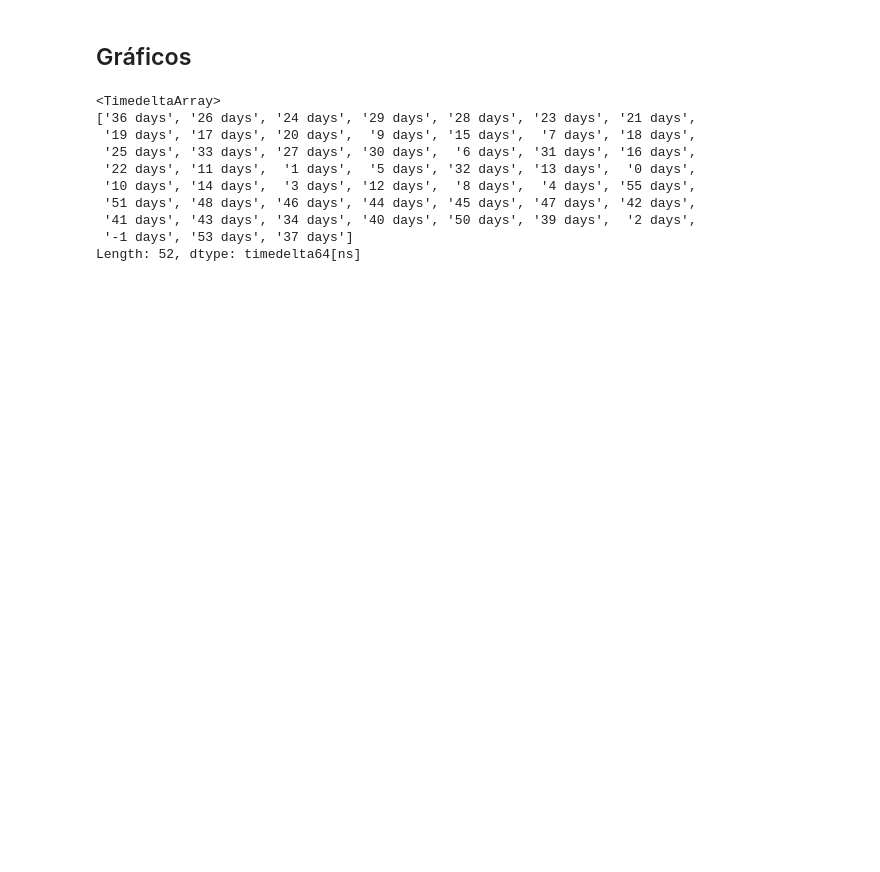
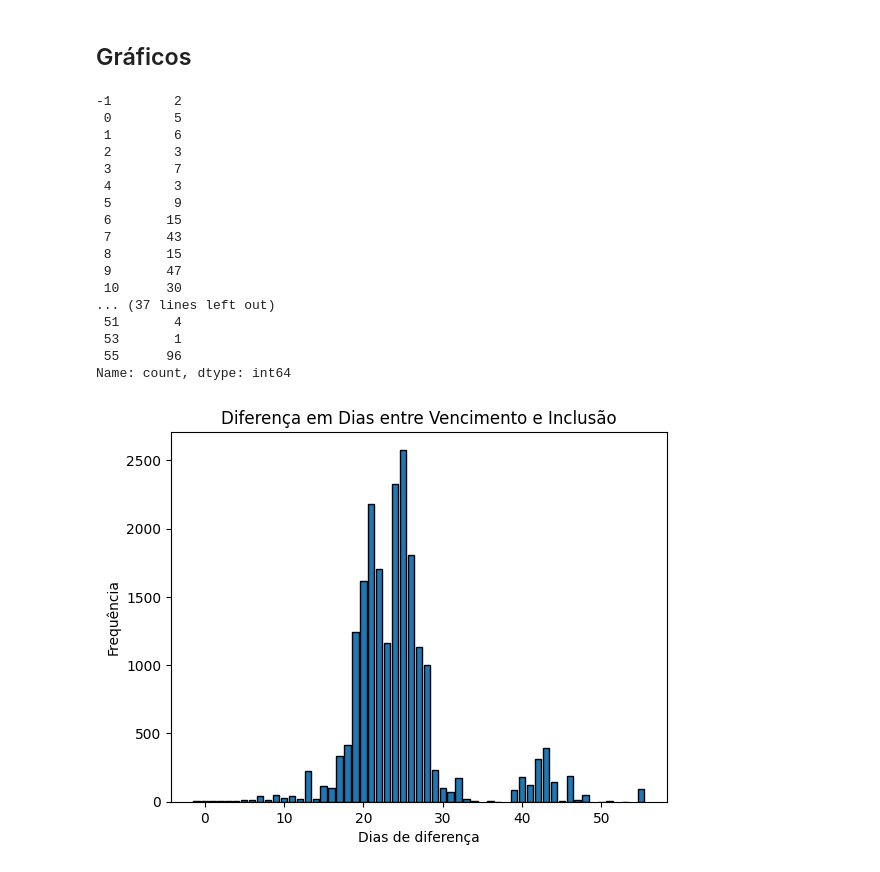
Before and after one commit to jjalmeidadev/payback-projeto, a Jupyter notebook: notebooks/Exploração_de_Dados,_Pré_processamento_e_Levantamento_de_Hipóteses_The_Seven.ipynb, the cells around one changed output. Saved outputs shown, nothing was run; the diff lists cells and outputs as text; code cells hidden in the pictures; blank space fills up the shorter version.

Commit message:
Feat: Cria os gráficos sobre: intervalo de tempo x vencimento  do boleto; e quantidade de acessos x número de boletos pagos

```diff
--- a/notebooks/Exploração_de_Dados,_Pré_processamento_e_Levantamento_de_Hipóteses_The_Seven.ipynb
+++ b/notebooks/Exploração_de_Dados,_Pré_processamento_e_Levantamento_de_Hipóteses_The_Seven.ipynb
@@ -340,17 +263,38 @@ df_gf['data_inclusao'] = pd.to_datetime(df_gf['data_inclusao'], errors='coerce',
 
 dataVen = df_gf['data_vencto']
 dataInc = df_gf['data_inclusao']
-Datas = dataVen - dataInc
-TipoData = Datas.unique()
+Datas = (dataVen - dataInc).dt.days
+TipoData = Datas.value_counts()
+TipoData = TipoData.sort_index()
+
 print(TipoData)
 # %% [output]
-<TimedeltaArray>
-['36 days', '26 days', '24 days', '29 days', '28 days', '23 days', '21 days',
- '19 days', '17 days', '20 days',  '9 days', '15 days',  '7 days', '18 days',
- '25 days', '33 days', '27 days', '30 days',  '6 days', '31 days', '16 days',
- '22 days', '11 days',  '1 days',  '5 days', '32 days', '13 days',  '0 days',
- '10 days', '14 days',  '3 days', '12 days',  '8 days',  '4 days', '55 days',
- '51 days', '48 days', '46 days', '44 days', '45 days', '47 days', '42 days',
- '41 days', '43 days', '34 days', '40 days', '50 days', '39 days',  '2 days',
- '-1 days', '53 days', '37 days']
-Length: 52, dtype: timedelta64[ns]
+-1        2
+ 0        5
+ 1        6
+ 2        3
+ 3        7
+ 4        3
+ 5        9
+ 6       15
+ 7       43
+ 8       15
+ 9       47
+ 10      30
+... (37 lines left out)
+ 51       4
+ 53       1
+ 55      96
+Name: count, dtype: int64
+# %%
+
+
+# Gráfico de barras
+plt.bar(TipoData.index, TipoData.values, edgecolor="black")
+
+plt.title("Diferença em Dias entre Vencimento e Inclusão")
+plt.xlabel("Dias de diferença")
+plt.ylabel("Frequência")
+plt.show()
+# %% [output]
+[figure, added]
```
Also changed, not shown: parts of 7 cells of this notebook.
